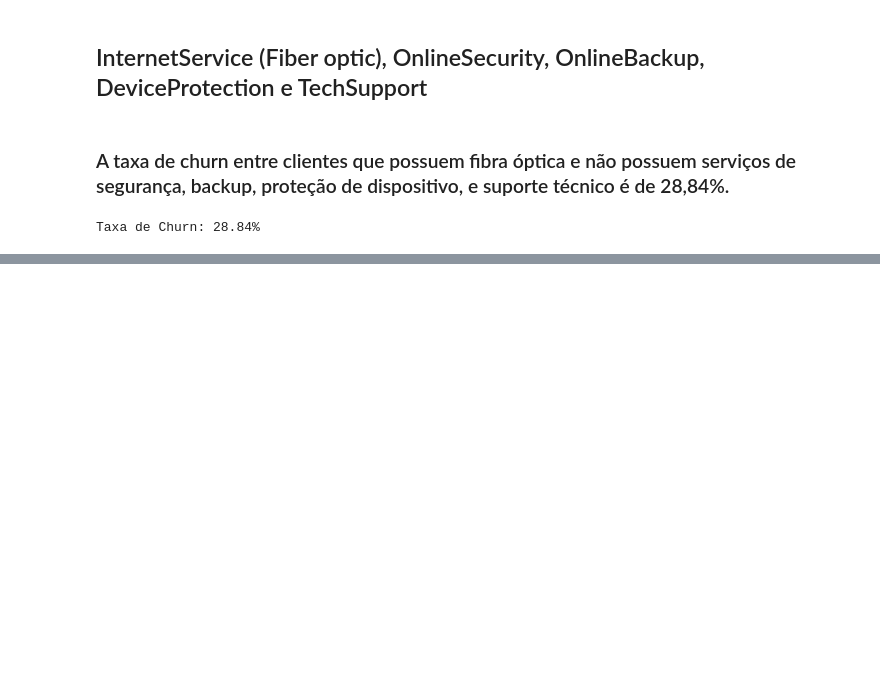
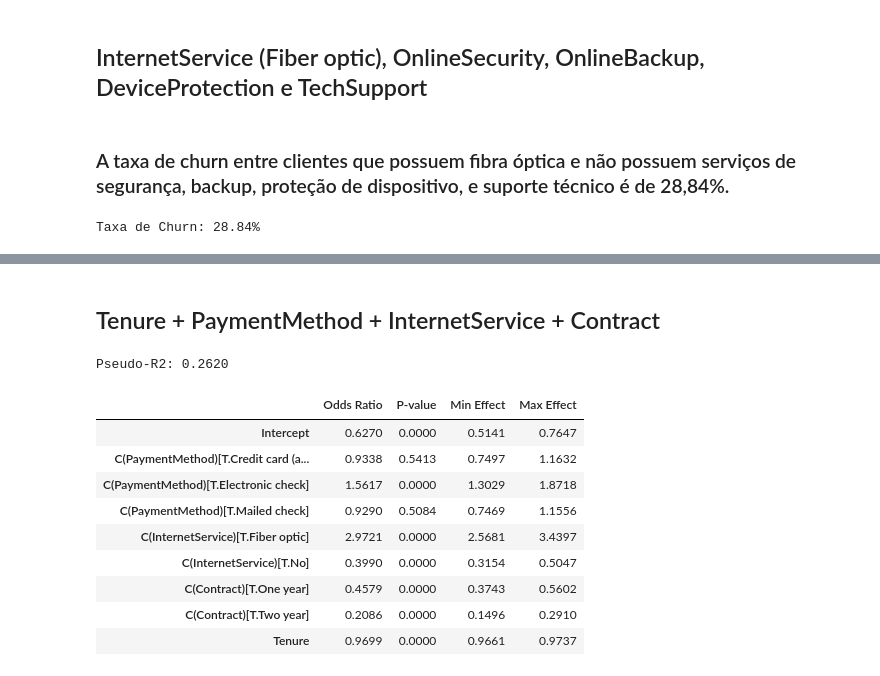
Before and after one commit to igao01/ds_telecom_churn, a Jupyter notebook: notebooks/eda_telco_churn.ipynb, the cells around one changed output, grey strips where cells are left out. Cells and saved outputs as stored; diff of their text form; code cells hidden in the pictures; blank space fills up the shorter version.

Commit message:
Adicionado modelagem estatística

```diff
--- a/notebooks/eda_telco_churn.ipynb
+++ b/notebooks/eda_telco_churn.ipynb
@@ -442,0 +457,20 @@ Taxa de Churn: 28.84%
+# %%
+# Transforma Churn em variavel binaria
+df_eda[TARGET_COLUMN] = df_eda[TARGET_COLUMN].replace({'No': '0', 'Yes': '1'}).astype(int)
+# %%
+import statsmodels.formula.api as smf
+
+#FUNÇÃO PARA CRIAÇÃO DO MODELO
+def fn_stats_model(features):
+    #cria o modelo
+    model = smf.logit(features, data=df_eda).fit(disp=False)
+
+    result = pd.DataFrame({
+    'Odds Ratio': np.exp(model.params), # cria uma coluna no dataframe com os valores odds ratio
+    'P-value': model.pvalues, # cria uma coluna no dataframe com p valores
+    'Min Effect': np.exp(model.conf_int()[0]), # cria uma coluna no dataframe com os valores do limite inferior do OR para IC 95%
+    'Max Effect': np.exp(model.conf_int()[1]) # cria uma coluna no dataframe com os valores do limite superior do OR para IC 95%
+    }).round(4)
+
+    print(f'Pseudo-R2: {model.prsquared:.4f}')
+    return result
@@ -442,0 +538,16 @@ Taxa de Churn: 28.84%
+# %% [markdown]
+## Tenure + PaymentMethod + InternetService + Contract
+# %%
+fn_stats_model('Churn ~ Tenure + C(PaymentMethod) + C(InternetService) + C(Contract)')
+# %% [output]
+Pseudo-R2: 0.2620
+|  | Odds Ratio | P-value | Min Effect | Max Effect |
+| Intercept | 0.6270 | 0.0000 | 0.5141 | 0.7647 |
+| C(PaymentMethod)[T.Credit card (a... | 0.9338 | 0.5413 | 0.7497 | 1.1632 |
+| C(PaymentMethod)[T.Electronic check] | 1.5617 | 0.0000 | 1.3029 | 1.8718 |
+| C(PaymentMethod)[T.Mailed check] | 0.9290 | 0.5084 | 0.7469 | 1.1556 |
+| C(InternetService)[T.Fiber optic] | 2.9721 | 0.0000 | 2.5681 | 3.4397 |
+| C(InternetService)[T.No] | 0.3990 | 0.0000 | 0.3154 | 0.5047 |
+| C(Contract)[T.One year] | 0.4579 | 0.0000 | 0.3743 | 0.5602 |
+| C(Contract)[T.Two year] | 0.2086 | 0.0000 | 0.1496 | 0.2910 |
+| Tenure | 0.9699 | 0.0000 | 0.9661 | 0.9737 |
```
Also changed, not shown: parts of 19 cells of this notebook.
